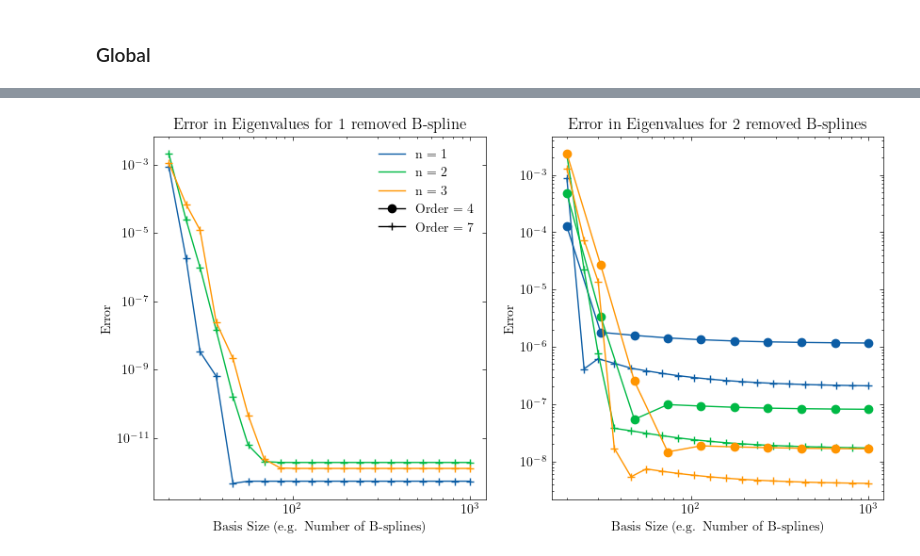
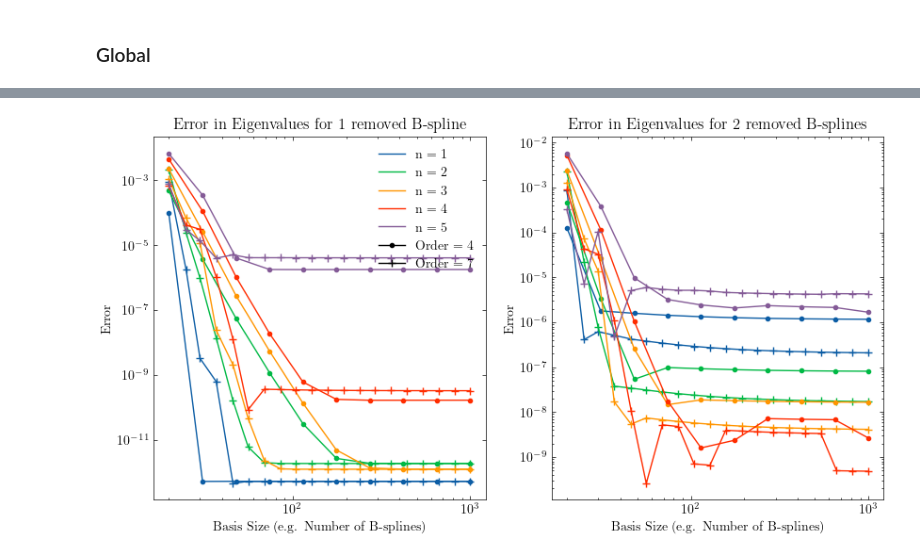
Before and after one commit to ma2this510/Dirac_Equation, a Jupyter notebook: notebook.ipynb, the cells around one changed output, grey strips where cells are left out. Cells and saved outputs as stored; diff of their text form; code cells hidden in the pictures.

Commit message:
Updated plots

```diff
--- a/notebook.ipynb
+++ b/notebook.ipynb
@@ -112,7 +112,7 @@ plt.show()
 folder_path = 'result'
 dir_file = os.listdir(folder_path)
 
-error_1 = np.zeros([len(dir_file), 8])
+error_1 = np.zeros([len(dir_file), 9])
 n_list_1 = np.zeros(len(dir_file), dtype=int)
 order_list_1 = np.zeros(len(dir_file), dtype=int)
 i = 0
@@ -128,12 +128,15 @@ for filename in os.listdir(folder_path):
 fig, ax = plt.subplots(figsize=(5, 5))
 for i in range(3):
     ax.plot(n_list_1[order_list_1 == 7], error_1[order_list_1 == 7, i], label=f'n ={i+1}', marker='+', color='C'+str(i))
+    ax.plot(n_list_1[order_list_1 == 4], error_1[order_list_1 == 4, i], label=f'n ={i+1}', marker='.', color='C'+str(i))
 
-leg_n1 = mlines.Line2D([], [], color='C0', marker='', label='n = 1')
-leg_n2 = mlines.Line2D([], [], color='C1', marker='', label='n = 2')
-leg_n3 = mlines.Line2D([], [], color='C2', marker='', label='n = 3')
+leg_n2 = mlines.Line2D([], [], color='C1', marker='', label=r'n = 2')
+leg_n3 = mlines.Line2D([], [], color='C2', marker='', label=r'n = 3')
+leg_n1 = mlines.Line2D([], [], color='C0', marker='', label=r'n = 1')
+leg_n4 = mlines.Line2D([], [], color='C3', marker='', label=r'n = 4')
+leg_n5 = mlines.Line2D([], [], color='C4', marker='', label=r'n = 5')
 leg_o7 = mlines.Line2D([], [], color='black', marker='+', label='Order = 7')
-leg_o4 = mlines.Line2D([], [], color='black', marker='o', label='Order = 4')
+leg_o4 = mlines.Line2D([], [], color='black', marker='.', label='Order = 4')
 
 ax.set_yscale('log')
 ax.set_xscale('log')
@@ -149,26 +167,27 @@ plt.show()
 # %%
 fig, axs = plt.subplots(1, 2, figsize=(10, 5))
-for i in range(3):
+for i in range(5):
     axs[0].plot(n_list_1[order_list_1 == 7], error_1[order_list_1 == 7, i], label=f'n ={i+1}', marker='+', color='C'+str(i))
+    axs[0].plot(n_list_1[order_list_1 == 4], error_1[order_list_1 == 4, i], label=f'n ={i+1}', marker='.', color='C'+str(i))
     axs[1].plot(n_list_2[order_list_2 == 7], error_2[order_list_2 == 7, i], label=f'n ={i+1}', marker='+', color='C'+str(i))
-    axs[1].plot(n_list_2[order_list_2 == 4], error_2[order_list_2 == 4, i], label=f'n ={i+1}', marker='o', color='C'+str(i))
+    axs[1].plot(n_list_2[order_list_2 == 4], error_2[order_list_2 == 4, i], label=f'n ={i+1}', marker='.', color='C'+str(i))
 
 axs[0].set_yscale('log')
 axs[0].set_xscale('log')
-axs[0].legend(handles=[leg_n1, leg_n2, leg_n3, leg_o4, leg_o7])
+axs[0].legend(handles=[leg_n1, leg_n2, leg_n3, leg_n4, leg_n5, leg_o4, leg_o7])
 axs[0].set_xlabel('Basis Size (e.g. Number of B-splines)')
 axs[0].set_ylabel('Error')
 axs[0].set_title('Error in Eigenvalues for 1 removed B-spline')
 
 axs[1].set_yscale('log')
 axs[1].set_xscale('log')
 axs[1].set_xlabel('Basis Size (e.g. Number of B-splines)')
 axs[1].set_ylabel('Error')
 axs[1].set_title('Error in Eigenvalues for 2 removed B-splines')
 
 plt.savefig('fig/error_comparison.png')
 plt.savefig('fig/error_comparison.pdf')
 plt.savefig('fig/error_comparison.svg')
 plt.show()
 # %% [output]
-[figure, old version]
+[figure, new version]
```
Also changed, not shown: parts of 3 cells of this notebook, 3 other files.
